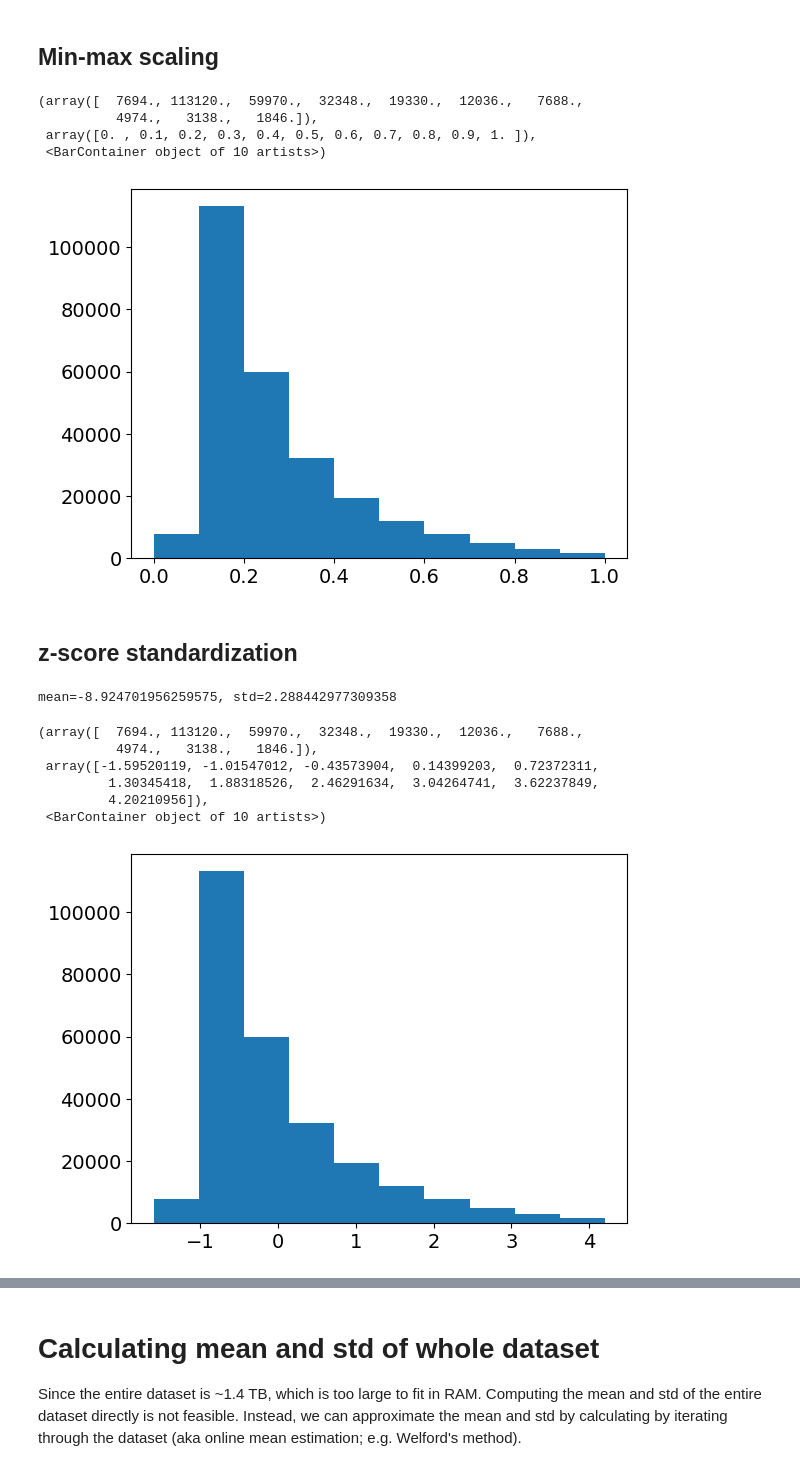
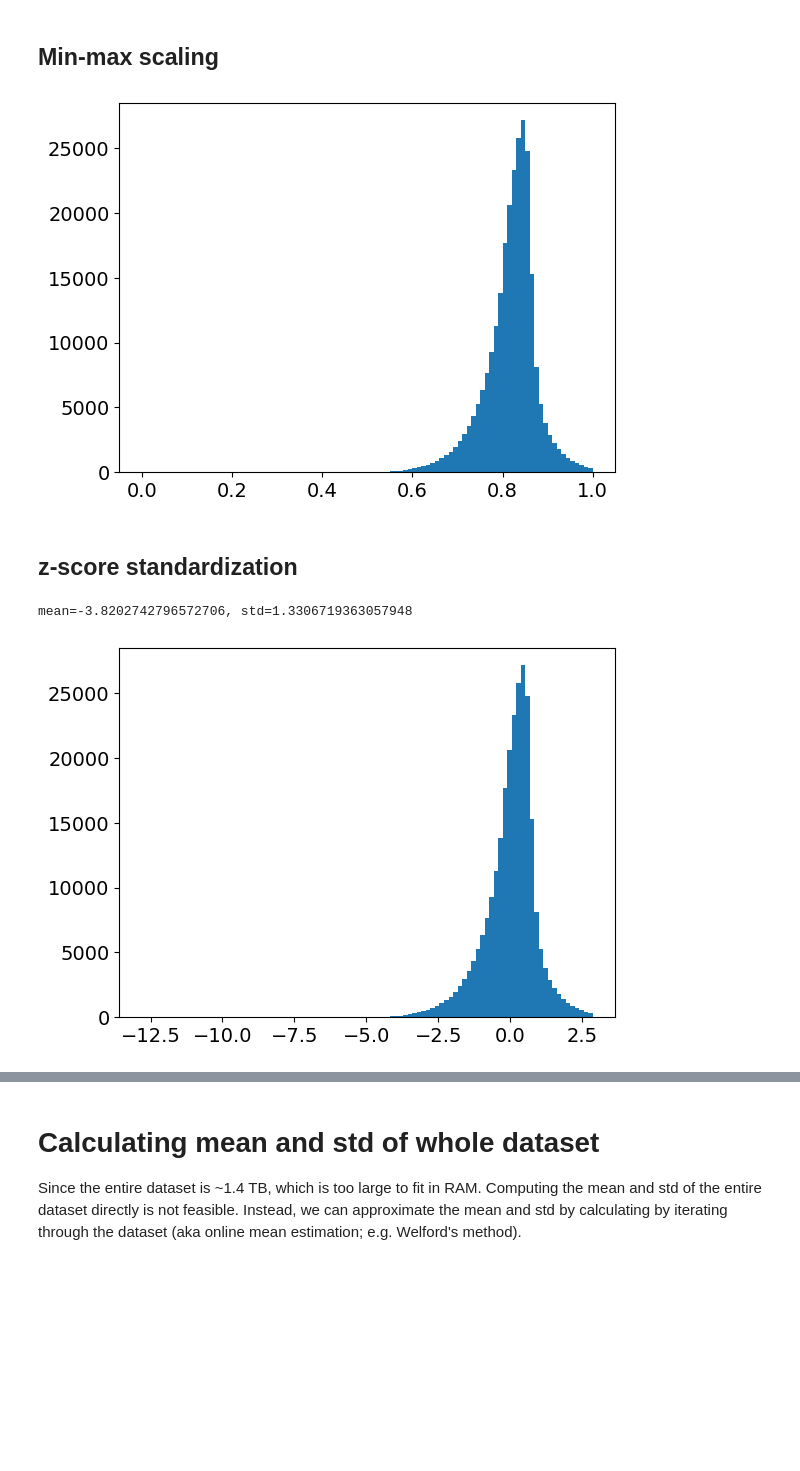
Before and after one commit to ikitcheng/mdiscnet, a Jupyter notebook: mdiscnet/preprocess.ipynb, the cells around one changed output, grey strips where cells are left out. Saved outputs shown, nothing was run; the diff lists cells and outputs as text; code cells hidden in the pictures; blank space fills up the shorter version.

```diff
--- a/mdiscnet/preprocess.ipynb
+++ b/mdiscnet/preprocess.ipynb
@@ -25,6 +25,6 @@ plt.rcParams.update({'font.size': 14})
 # Load data
 # %%
 width = height = 512
-samples_v2d_B = util.load_result(config.PATH_TO_DATA+'samples_v2d_B_rmu_512x512.pkl')
-samples_v2d_B.shape
+samples_v2d_alpha = util.load_result(config.PATH_TO_DATA+'train_v2d_alpha_cubic_512x512.pkl')
+samples_v2d_alpha.shape
 # %% [output]
@@ -46,8 +40,8 @@ plt.hist(torch.tensor(samples_v2d_B)[0].flatten())
 # %% [markdown]
 ## Log transform data
 # %%
-samples_v2d_B_log = torch.log(torch.tensor(samples_v2d_B))
-sample = samples_v2d_B_log[0]
+samples_v2d_alpha_log = torch.log(torch.tensor(samples_v2d_alpha))
+sample = samples_v2d_alpha_log[0]
 # %%
 plt.imshow(sample)
 plt.colorbar()
@@ -75,18 +63,14 @@ max_value = torch.max(sample)
 sample_scaled = (sample - min_value) / (max_value - min_value)
 # %%
-plt.hist(sample_scaled.flatten())
+plt.hist(sample_scaled[sample>-21].flatten(), bins=100);
 # %% [output]
-(array([  7694., 113120.,  59970.,  32348.,  19330.,  12036.,   7688.,
-          4974.,   3138.,   1846.]),
- array([0. , 0.1, 0.2, 0.3, 0.4, 0.5, 0.6, 0.7, 0.8, 0.9, 1. ]),
- <BarContainer object of 10 artists>)
-[figure, old version]
+[figure, new version]
 # %% [markdown]
 ## z-score standardization
 # %%
 # Z-Score Standardization
-mean = torch.mean(sample)
-std = torch.std(sample)
+mean = torch.mean(sample[sample>-21])
+std = torch.std(sample[sample>-21])
 sample_standardized = (sample - mean) / std
 print(f"mean={mean}, std={std}")
 
@@ -94,17 +78,11 @@ print(f"mean={mean}, std={std}")
 #standardize = transforms.Normalize(mean=[mean], std=[std])
 #sample_standardized = normalize(sample)
 # %% [output]
-mean=-8.924701956259575, std=2.288442977309358
+mean=-3.8202742796572706, std=1.3306719363057948
 # %%
-plt.hist(sample_standardized.flatten())
+plt.hist(sample_standardized[sample>-21].flatten(), bins=100);
 # %% [output]
-(array([  7694., 113120.,  59970.,  32348.,  19330.,  12036.,   7688.,
-          4974.,   3138.,   1846.]),
- array([-1.59520119, -1.01547012, -0.43573904,  0.14399203,  0.72372311,
-         1.30345418,  1.88318526,  2.46291634,  3.04264741,  3.62237849,
-         4.20210956]),
- <BarContainer object of 10 artists>)
-[figure, old version]
+[figure, new version]
 # %% [markdown]
 # Discussion
 
```
Also changed, not shown: parts of 12 cells of this notebook, 1 other file.
